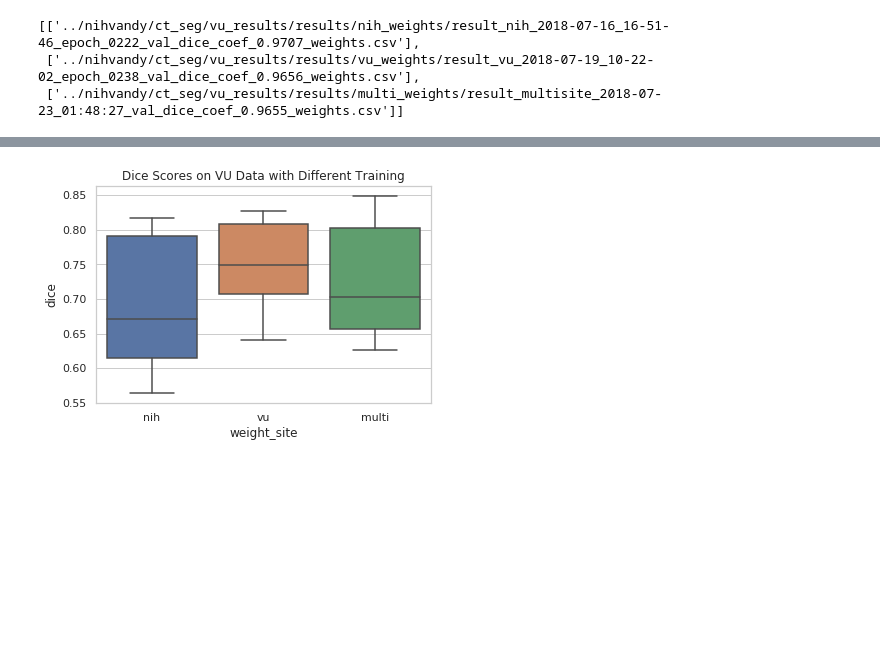
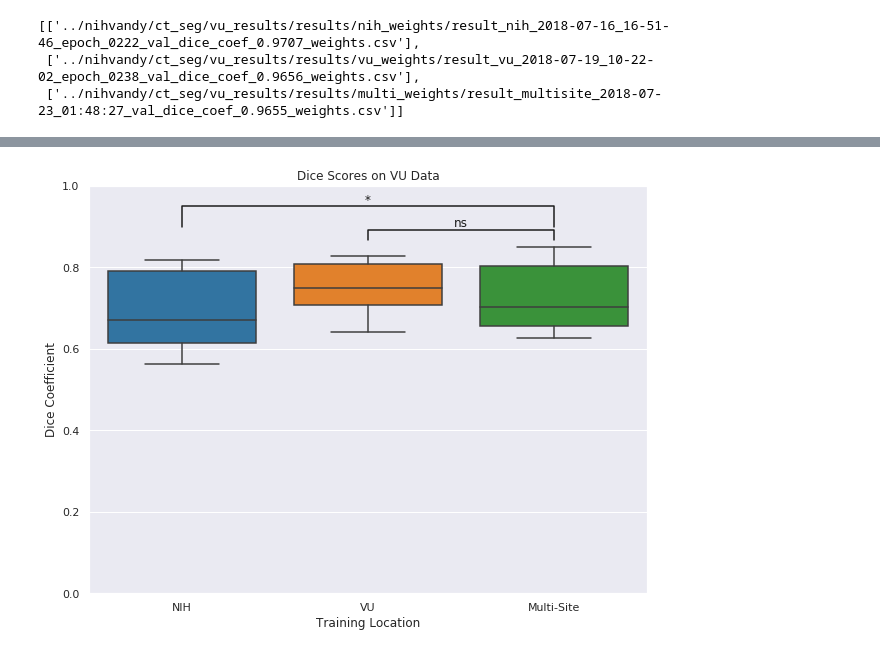
Before and after one commit to MASILab/tbi_ct_lesion_segmentation, a Jupyter notebook: statistical_tests.ipynb, the cells around one changed output, grey strips where cells are left out. Cells and saved outputs as stored; diff of their text form; code cells hidden in the pictures; blank space fills up the shorter version.

Commit message:
updated significance plots

```diff
--- a/statistical_tests.ipynb
+++ b/statistical_tests.ipynb
@@ -66,12 +76,28 @@ merged
 |  | 5 | CQS_TBI13819_CT.nii.gz | 0.730316 | 46518.634650 | 37141.024195 | 37141.024195 | ... |
 |  | 6 | CQS_TBI14468_CT.nii.gz | 0.639372 | 48300.383873 | 29943.410226 | 29943.410226 | ... |
 |  | 7 | CQS_TBI15110_CT.nii.gz | 0.625542 | 59705.720119 | 49917.515247 | 32330.972618 | ... |
-# %%
-ax = sns.boxplot(x="weight_site", y="dice", data=merged
-                ).set_title("Dice Scores on VU Data with Different Training"
-                )
-fig = ax.get_figure()
-#fig.savefig("vu_data_boxplog.png")
-fig.savefig("vu_data_boxplot.png")
-# %% [output]
-[figure, removed]
+# %%
+sns.set(rc={'figure.figsize':(10,7.5)})
+
+ax = sns.boxplot(x="Training Location", y="Dice Coefficient", data=merged, palette="tab10", saturation=0.75
+                #).set_title("Dice Scores on NIH Data"
+                ).set_title("Dice Scores on VU Data"
+                )
+fig = ax.get_figure()
+plt.ylim(0, 1)
+
+
+x1, x2 = 0, 2   # columns 'nih' and 'multi' (first column: 0, see plt.xticks())
+y, h, col = merged['Dice Coefficient'].max() + 0.05, 0.05, 'k'
+plt.plot([x1, x1, x2, x2], [y, y+h, y+h, y], lw=1.5, c=col)
+plt.text((x1+x2)*.5, y+h, "*", ha='center', va='bottom', color=col)
+
+x1, x2 = 1, 2   # columns 'nih' and 'multi' (first column: 0, see plt.xticks())
+y, h, col = merged['Dice Coefficient'].max() + 0.0175, 0.025, 'k'
+plt.plot([x1, x1, x2, x2], [y, y+h, y+h, y], lw=1.5, c=col)
+plt.text((x1+x2)*.5, y+h, "ns", ha='center', va='bottom', color=col)
+
+fig.savefig("vu_data_boxplot.png")
+#fig.savefig("nih_data_boxplot.png")
+# %% [output]
+[figure, added]
```
Also changed, not shown: parts of 8 cells of this notebook, 4 other files.
